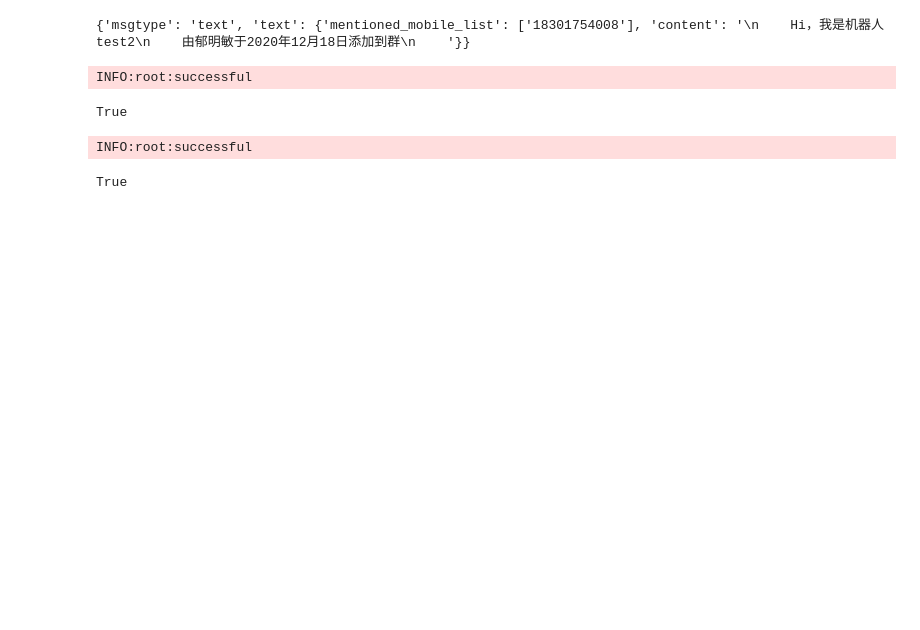
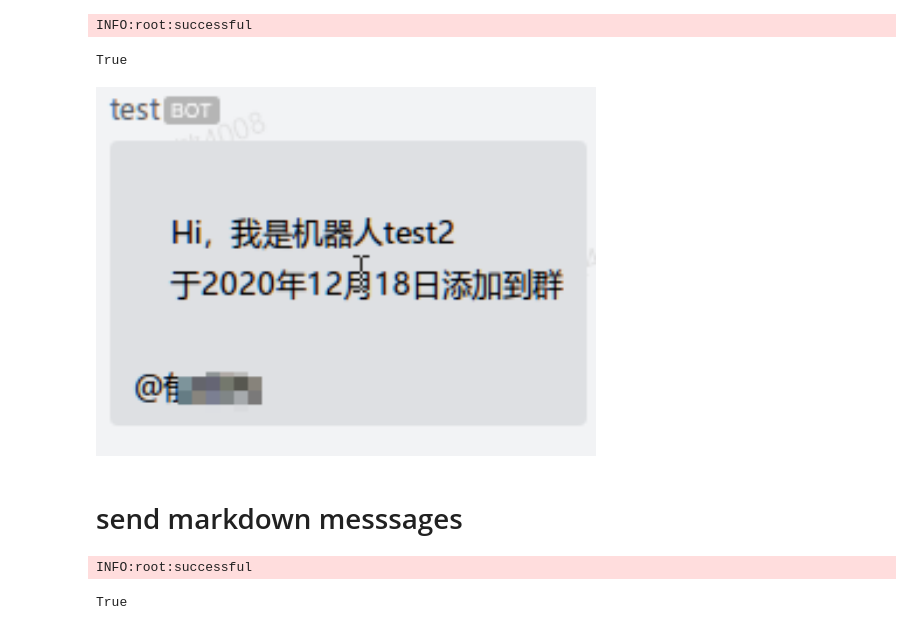
Before and after one commit to mingminyu/mumu, a Jupyter notebook: notebooks/robots_examples/WorkWeChat.ipynb, the cells around one changed output. Saved outputs shown, nothing was run; the diff lists cells and outputs as text; code cells hidden in the pictures; blank space fills up the shorter version.

```diff
--- a/notebooks/robots_examples/WorkWeChat.ipynb
+++ b/notebooks/robots_examples/WorkWeChat.ipynb
@@ -17,11 +44,16 @@ True
 # %%
 content = """
     Hi，我是机器人test2
-    由郁明敏于2020年12月18日添加到群
+    于2020年12月18日添加到群
     """
 wwx_send_messages(key=WWX_CONF["key"], content=content, mentioned_mobile_list=WWX_CONF["at"])
 # %% [output]
-{'msgtype': 'text', 'text': {'mentioned_mobile_list': ['18301754008'], 'content': '\n    Hi，我是机器人test2\n    由郁明敏于2020年12月18日添加到群\n    '}}
+INFO:root:successful
-INFO:root:successful
+True
-True
+# %%
+Image(filename='../images/robots_wwx_2.png', width=500)
+# %% [output]
+[figure, added]
+# %% [markdown]
+# send markdown messsages
 # %%
```
Also changed, not shown: parts of 24 cells of this notebook, 30 other files.
